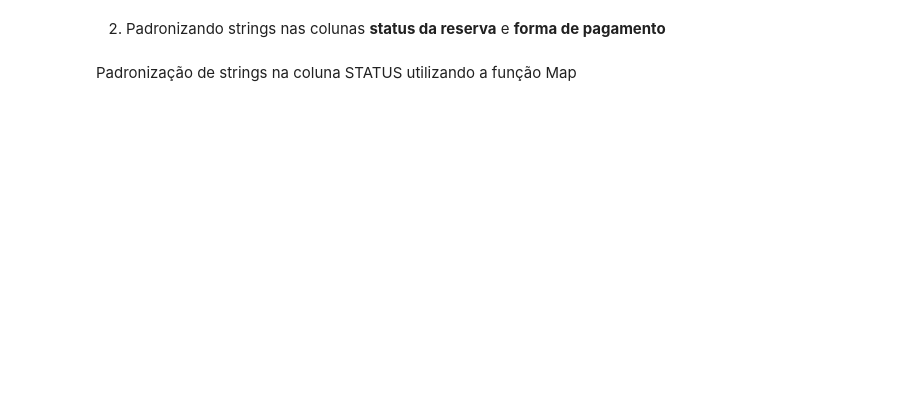
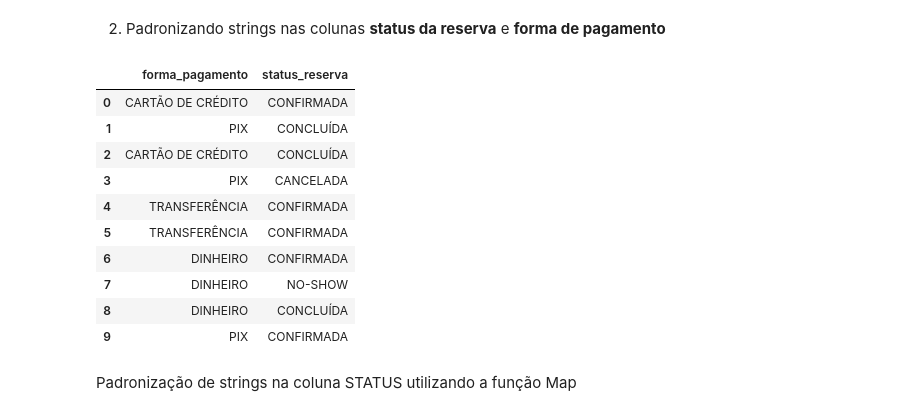
Before and after one commit to Douglas-H91/pipeline-integrada_senac_rj, a Jupyter notebook: tratamento_completo.ipynb, the cells around one changed output. Cells and saved outputs as stored; diff of their text form; code cells hidden in the pictures; blank space fills up the shorter version.

```diff
--- a/tratamento_completo.ipynb
+++ b/tratamento_completo.ipynb
@@ -314,7 +390,22 @@ print(f'{shape_inicial - shape_final} registros apagados')
 # %%
 df_concatenado_reservas['status_reserva'] = df_concatenado_reservas['status_reserva'].str.strip().str.upper()
 
 df_concatenado_reservas['forma_pagamento'] = df_concatenado_reservas['forma_pagamento'].str.strip().str.upper()
+
+df_concatenado_reservas[['forma_pagamento', 'status_reserva']].head(10)
+#df_concatenado_reservas[['forma_pagamento', 'status_reserva']].tail(10)
+# %% [output]
+|  | forma_pagamento | status_reserva |
+| 0 | CARTÃO DE CRÉDITO | CONFIRMADA |
+| 1 | PIX | CONCLUÍDA |
+| 2 | CARTÃO DE CRÉDITO | CONCLUÍDA |
+| 3 | PIX | CANCELADA |
+| 4 | TRANSFERÊNCIA | CONFIRMADA |
+| 5 | TRANSFERÊNCIA | CONFIRMADA |
+| 6 | DINHEIRO | CONFIRMADA |
+| 7 | DINHEIRO | NO-SHOW |
+| 8 | DINHEIRO | CONCLUÍDA |
+| 9 | PIX | CONFIRMADA |
 # %% [markdown]
 Padronização de strings na coluna STATUS utilizando a função Map
 # %%
```
Also changed, not shown: parts of 32 cells of this notebook.
